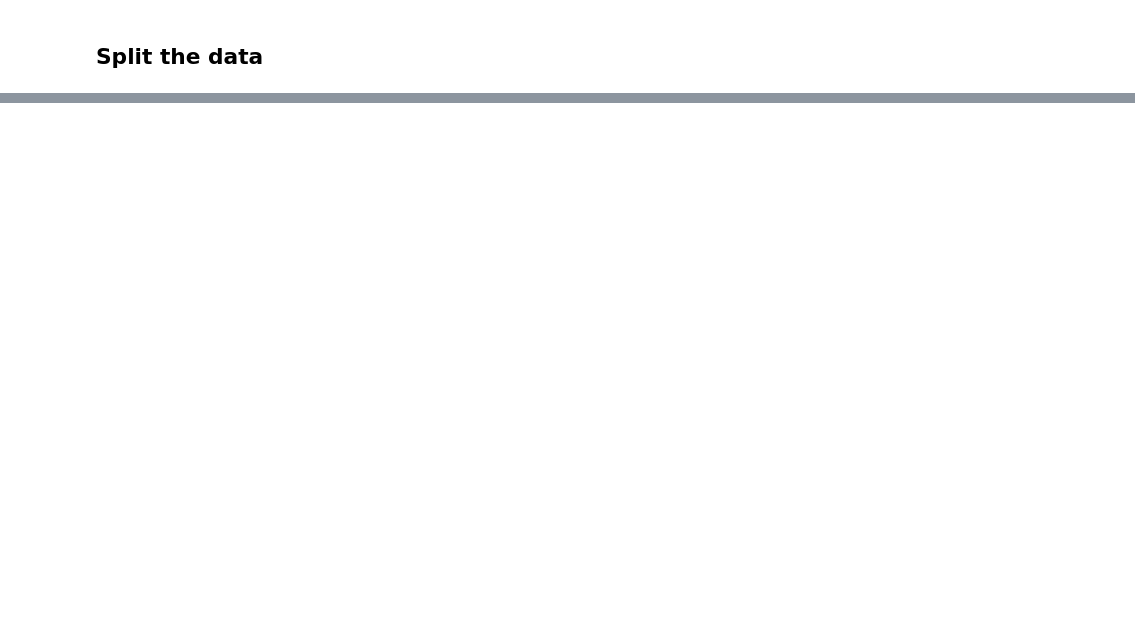
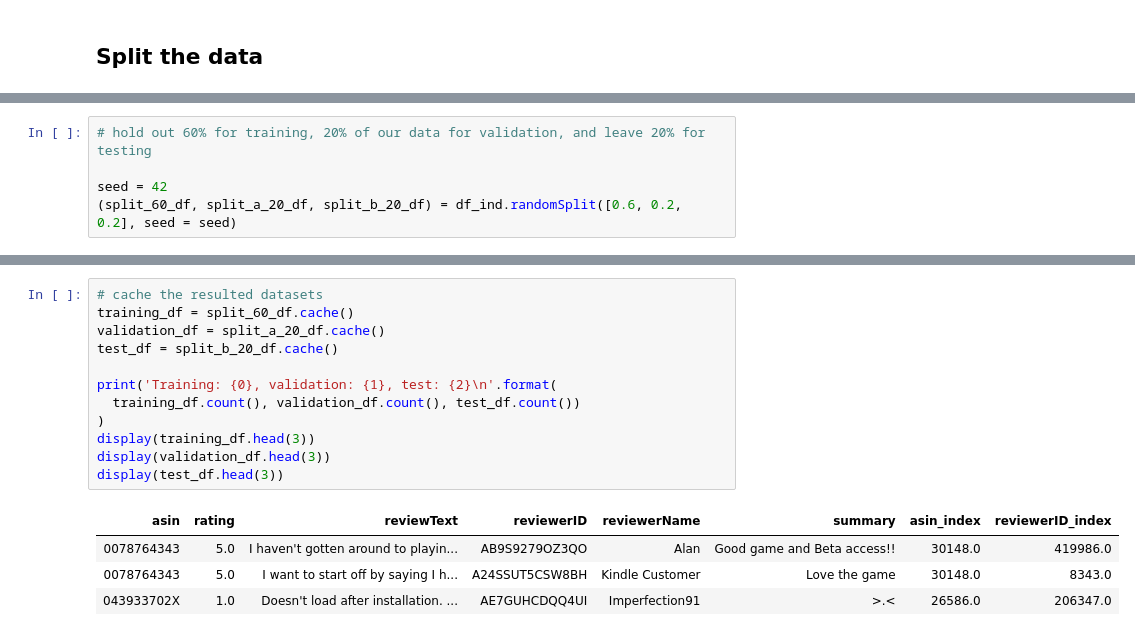
Before and after one commit to salma71/MSDS_SU2020, a Jupyter notebook: Recommender_system612/week_5/amazon_reviews.ipynb, the cells around one changed output, grey strips where cells are left out. Drawn from its saved outputs; the diff is of its cells as text; blank space fills up the shorter version.

```diff
--- a/Recommender_system612/week_5/amazon_reviews.ipynb
+++ b/Recommender_system612/week_5/amazon_reviews.ipynb
@@ -223,0 +200,5 @@ display(products_with_more_50_review.head(10))
+# %%
+# hold out 60% for training, 20% of our data for validation, and leave 20% for testing
+
+seed = 42
+(split_60_df, split_a_20_df, split_b_20_df) = df_ind.randomSplit([0.6, 0.2, 0.2], seed = seed)
@@ -223,0 +207,17 @@ display(products_with_more_50_review.head(10))
+# %%
+# cache the resulted datasets
+training_df = split_60_df.cache()
+validation_df = split_a_20_df.cache()
+test_df = split_b_20_df.cache()
+
+print('Training: {0}, validation: {1}, test: {2}\n'.format(
+  training_df.count(), validation_df.count(), test_df.count())
+)
+display(training_df.head(3))
+display(validation_df.head(3))
+display(test_df.head(3))
+# %% [output]
+| asin | rating | reviewText | reviewerID | reviewerName | summary | asin_index | reviewerID_index |
+| 0078764343 | 5.0 | I haven't gotten around to playin... | AB9S9279OZ3QO | Alan | Good game and Beta access!! | 30148.0 | 419986.0 |
+| 0078764343 | 5.0 | I want to start off by saying I h... | A24SSUT5CSW8BH | Kindle Customer | Love the game | 30148.0 | 8343.0 |
+| 043933702X | 1.0 | Doesn't load after installation. ... | AE7GUHCDQQ4UI | Imperfection91 | >.< | 26586.0 | 206347.0 |
```
Also changed, not shown: parts of 31 cells of this notebook.
